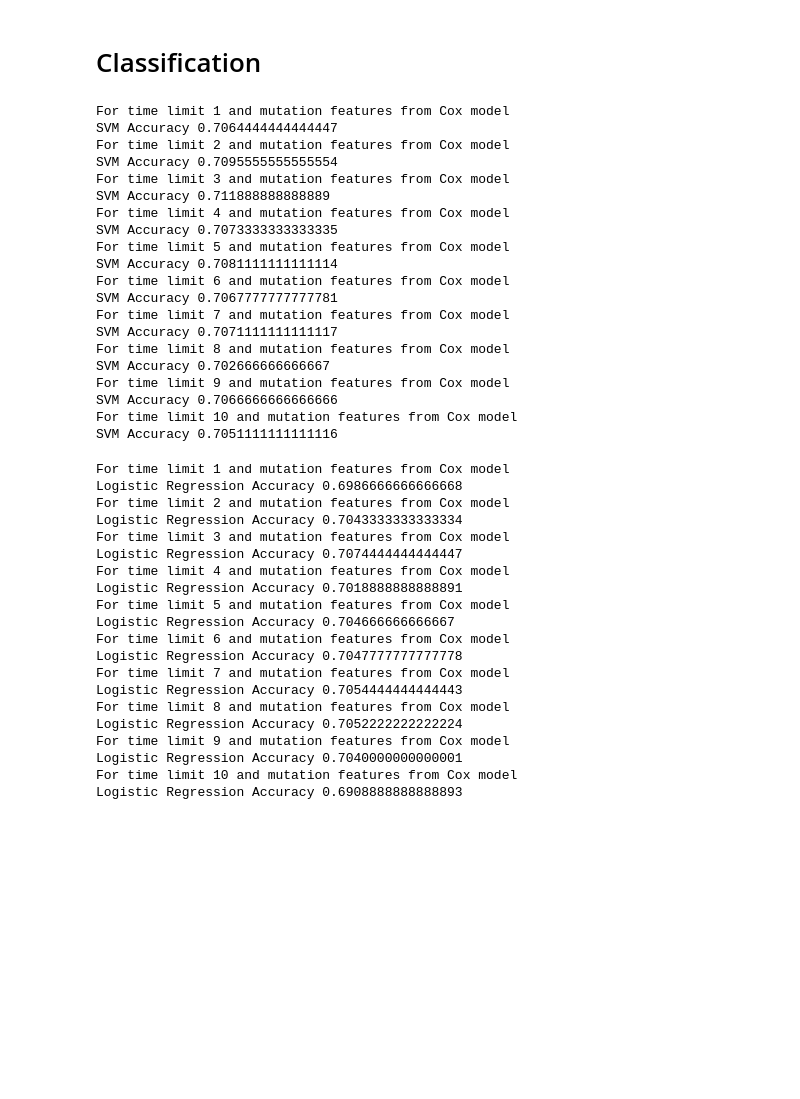
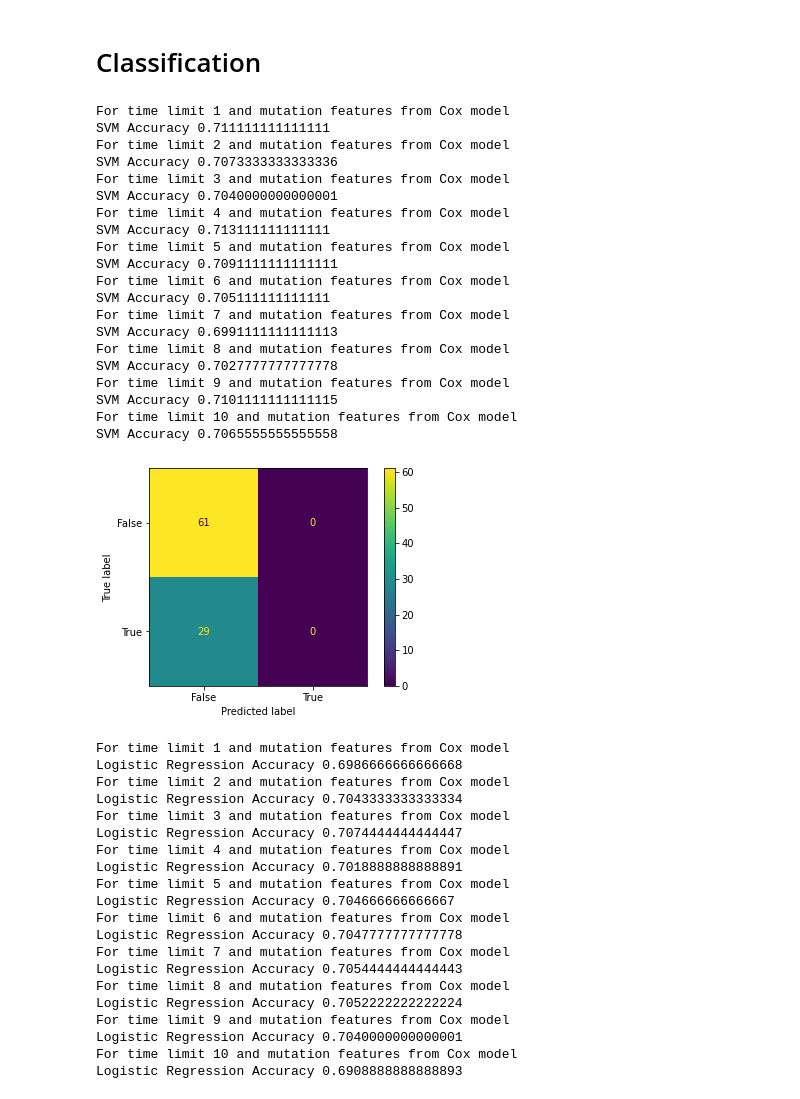
Before and after one commit to Enable72/ECE204_final_project, a Jupyter notebook: cox_model_mutations.ipynb, the cells around one changed output. Cells and saved outputs as stored; diff of their text form; code cells hidden in the pictures; blank space fills up the shorter version.

```diff
--- a/cox_model_mutations.ipynb
+++ b/cox_model_mutations.ipynb
@@ -126,14 +128,14 @@ def classification_svm(df, features):
     svm_predictions = svm_clf.predict(X_test)
 
     # Evaluate the model
-    return accuracy_score(y_test, svm_predictions)
+    return confusion_matrix(y_test, svm_predictions), accuracy_score(y_test, svm_predictions)
     #print("SVM Accuracy:", accuracy_score(y_test, svm_predictions))
 # %%
 acc_svm = []
 for i in time_limit:
     lis = []
     for k in range(100):
-        accuracy = classification_svm(full_data, feature_dic[i])
+        matrix, accuracy = classification_svm(full_data, feature_dic[i])
         lis.append(accuracy)
     mean_acc = sum(lis)/len(lis)
     acc_svm.append(mean_acc)
@@ -141,25 +143,33 @@ for i in time_limit:
     print('SVM Accuracy ' + str(mean_acc))
 # %% [output]
 For time limit 1 and mutation features from Cox model
-SVM Accuracy 0.7064444444444447
+SVM Accuracy 0.711111111111111
 For time limit 2 and mutation features from Cox model
-SVM Accuracy 0.7095555555555554
+SVM Accuracy 0.7073333333333336
 For time limit 3 and mutation features from Cox model
-SVM Accuracy 0.711888888888889
+SVM Accuracy 0.7040000000000001
 For time limit 4 and mutation features from Cox model
-SVM Accuracy 0.7073333333333335
+SVM Accuracy 0.713111111111111
 For time limit 5 and mutation features from Cox model
-SVM Accuracy 0.7081111111111114
+SVM Accuracy 0.7091111111111111
 For time limit 6 and mutation features from Cox model
-SVM Accuracy 0.7067777777777781
+SVM Accuracy 0.705111111111111
 For time limit 7 and mutation features from Cox model
-SVM Accuracy 0.7071111111111117
+SVM Accuracy 0.6991111111111113
 For time limit 8 and mutation features from Cox model
-SVM Accuracy 0.702666666666667
+SVM Accuracy 0.7027777777777778
 For time limit 9 and mutation features from Cox model
-SVM Accuracy 0.7066666666666666
+SVM Accuracy 0.7101111111111115
 For time limit 10 and mutation features from Cox model
-SVM Accuracy 0.7051111111111116
+SVM Accuracy 0.7065555555555558
+# %%
+# confusion matrix
+cm, accuracy = classification_svm(full_data, feature_dic[2])
+cm_display = metrics.ConfusionMatrixDisplay(confusion_matrix = cm, display_labels = [False, True])
+cm_display.plot()
+plt.show()
+# %% [output]
+[figure, added]
 # %%
 def classification_logistic(df, features):
     # get features you select
```
Also changed, not shown: parts of 7 cells of this notebook.
